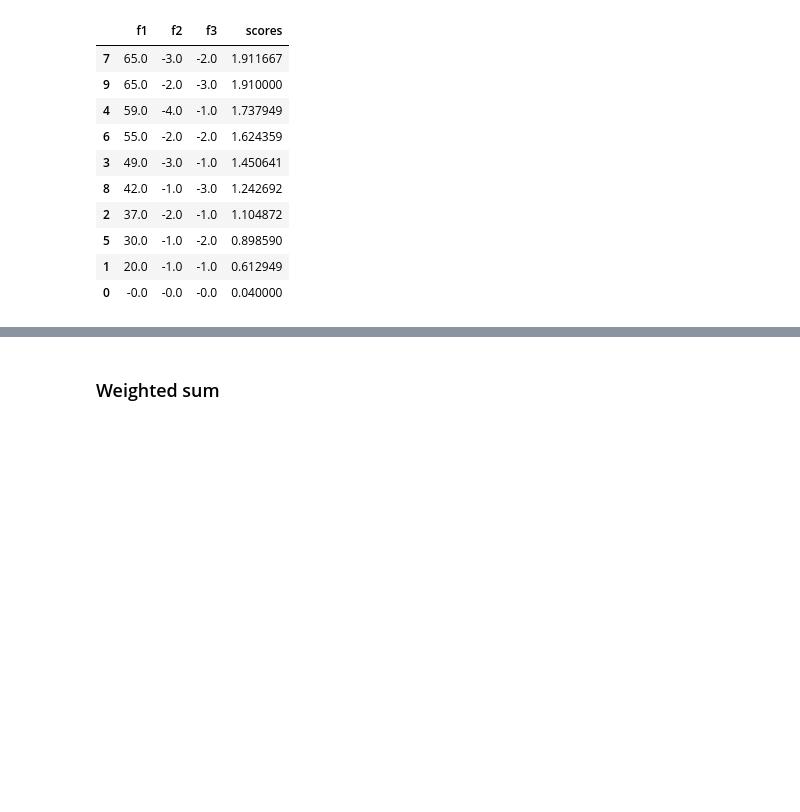
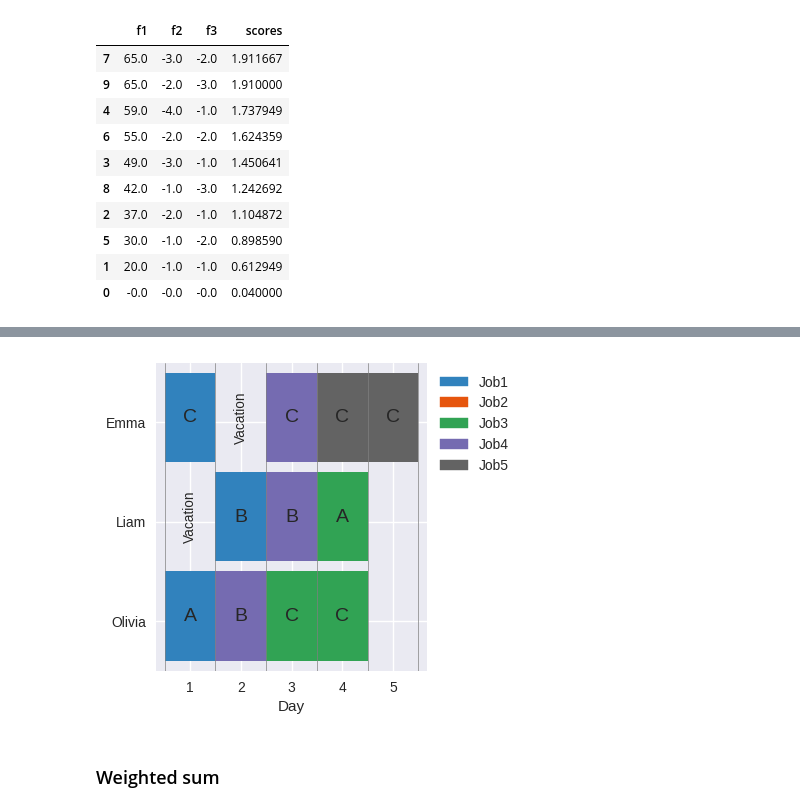
Before and after one commit to felfipe/Systemes-de-Decision, a Jupyter notebook: preference_models.ipynb, the cells around one changed output, grey strips where cells are left out. Cells and saved outputs as stored; diff of their text form; code cells hidden in the pictures; blank space fills up the shorter version.

```diff
--- a/preference_models.ipynb
+++ b/preference_models.ipynb
@@ -69,2 +77,7 @@ df_solutions_uta.sort_values(by='scores', ascending=False)
+# %%
+best_solution_idx = df_solutions_uta.sort_values(by='scores', ascending=False).index[0]
+utils.plot_solution(solutions[best_solution_idx])
+# %% [output]
+[figure, added]
 # %% [markdown]
 ### Weighted sum
```
Also changed, not shown: parts of 11 cells of this notebook.
